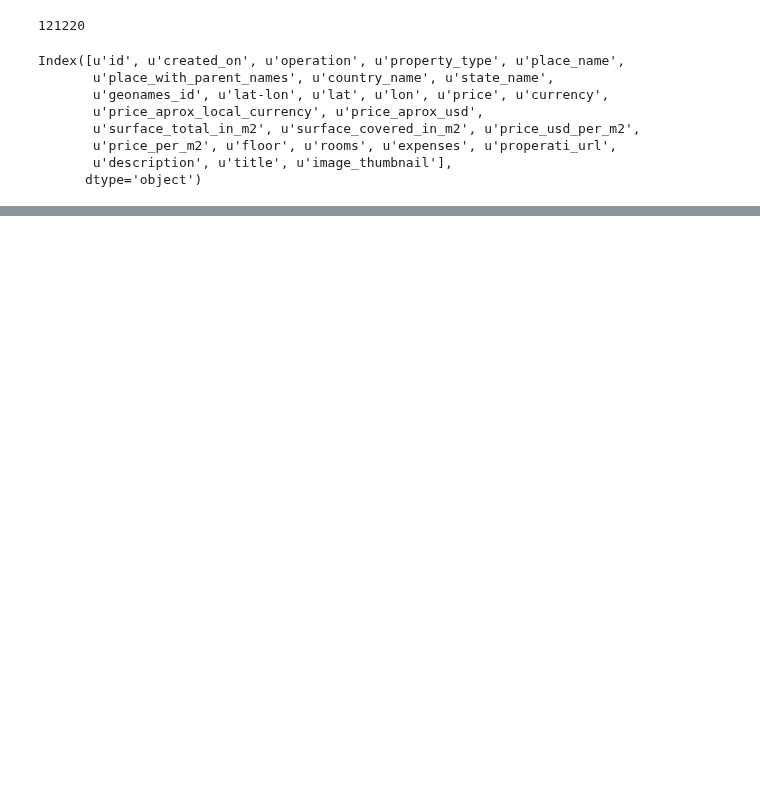
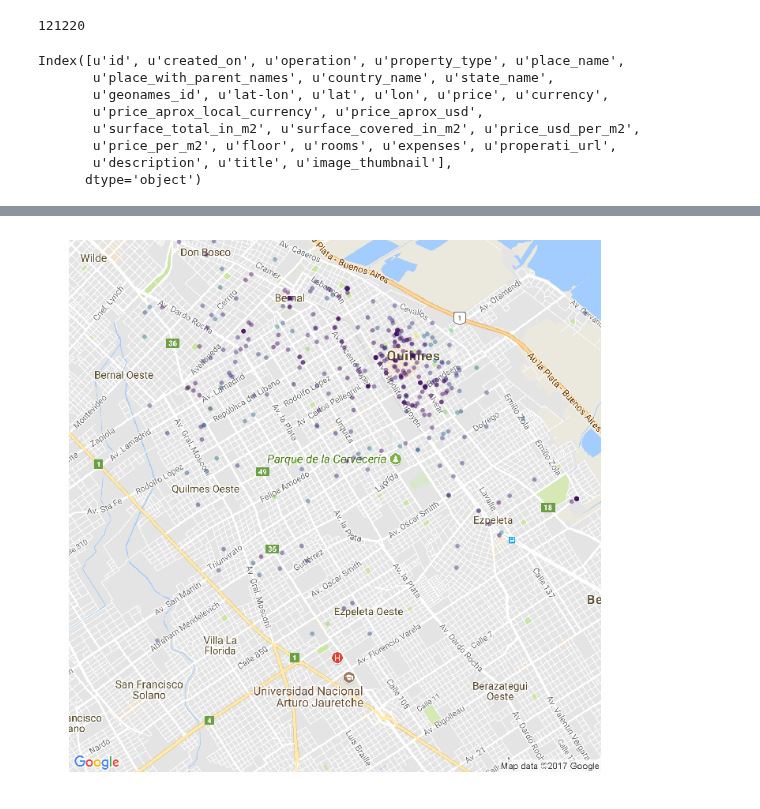
Before and after one commit to AlejandroDaneri/Machine-Learning-Properati, a Jupyter notebook: sotad.ipynb, the cells around one changed output, grey strips where cells are left out. Saved outputs shown, nothing was run; the diff lists cells and outputs as text; code cells hidden in the pictures; blank space fills up the shorter version.

```diff
--- a/sotad.ipynb
+++ b/sotad.ipynb
@@ -56,3 +58,4 @@ separado.head()
 # %%
-unido = pd.concat([filtrado, separado], axis=1)
-unido.drop('place_with_parent_names',1)
+#Uno las columnas nuevas en el set filtrado
+filtrado = pd.concat([filtrado, separado], axis=1)
+filtrado.drop('place_with_parent_names',1,inplace=True)
@@ -77,0 +62,6 @@ unido.drop('place_with_parent_names',1)
+# %%
+cap=filtrado.loc[(filtrado['localidad'] == 'Quilmes')]
+# lo de la longitud es porque habia un dato anomalo
+gp.scatter(cap['lat'], cap['lon'],cap['surface_total_in_m2'])
+# %% [output]
+[figure, added]
```
Also changed, not shown: parts of 4 cells of this notebook, 3 other files.
